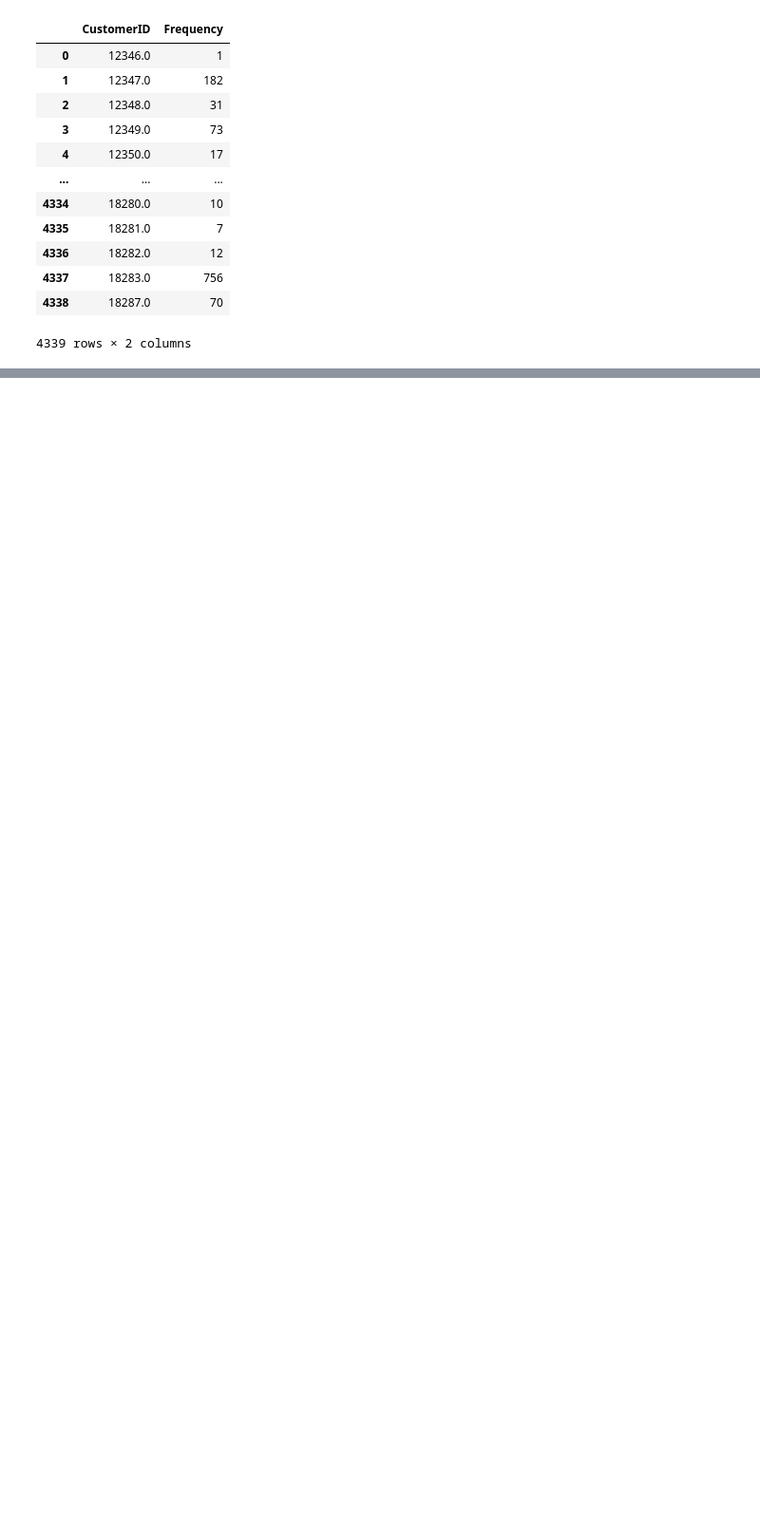
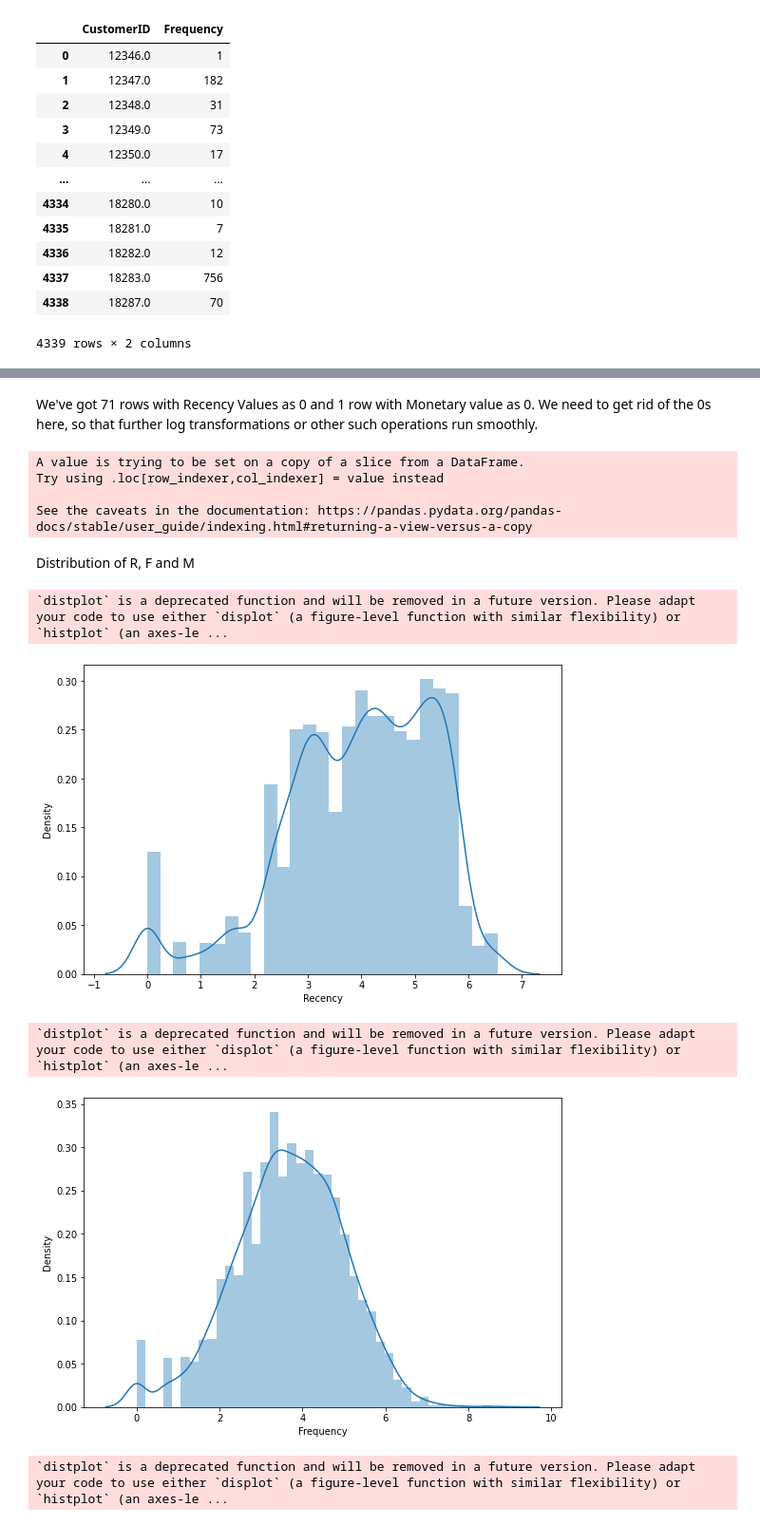
Before and after one commit to cpvivek/Onlie-Retail-Customer-Segmentation, a Jupyter notebook: Online_Retail_Customer_Segmentation__Vivek_CP_Capstone_Project.ipynb, the cells around one changed output, grey strips where cells are left out. Shown at 95% size. Cells and saved outputs as stored; diff of their text form; code cells hidden in the pictures; blank space fills up the shorter version.

```diff
--- a/Online_Retail_Customer_Segmentation__Vivek_CP_Capstone_Project.ipynb
+++ b/Online_Retail_Customer_Segmentation__Vivek_CP_Capstone_Project.ipynb
@@ -357,0 +454,5 @@ RFM_df
+# %%
+Loyalty_Level = ['Grade-1', 'Grade-2', 'Grade-3', 'Grade-4']
+Score_cuts = pd.qcut(RFM_df.RFM_score, q = 4, labels = Loyalty_Level)#
+RFM_df['Loyalty_Level'] = Score_cuts.values
+RFM_df.reset_index().head()
@@ -357,0 +474,2 @@ RFM_df
+# %%
+RFM_df.rename(columns={'Monetary Value':'Monetary'},inplace=True)
@@ -357,0 +528,30 @@ RFM_df
+# %% [markdown]
+We've got 71 rows with Recency Values as 0 and 1 row with Monetary value as 0. We need to get rid of the 0s here, so that further log transformations or other such operations run smoothly.
+# %%
+def zero_eliminator(x):
+  if x<=0:
+    x=1
+  else:
+    pass
+  return x
+# %%
+RFM_df.loc[: , 'Recency']=RFM_df.loc[:,'Recency'].apply(zero_eliminator)
+RFM_df.loc[: , 'Monetary']=RFM_df.loc[:,'Monetary'].apply(zero_eliminator)
+# %% [output]
+A value is trying to be set on a copy of a slice from a DataFrame.
+Try using .loc[row_indexer,col_indexer] = value instead
+
+See the caveats in the documentation: https://pandas.pydata.org/pandas-docs/stable/user_guide/indexing.html#returning-a-view-versus-a-copy
+# %% [markdown]
+Distribution of R, F and M
+# %%
+for col in ['Recency','Frequency','Monetary']:
+  plt.figure(figsize=(9,6))
+  sns.distplot(RFM_df[col])
+  plt.show()
+# %% [output]
+`distplot` is a deprecated function and will be removed in a future version. Please adapt your code to use either `displot` (a figure-level function with similar flexibility) or `histplot` (an axes-le ...
+[figure, added]
+`distplot` is a deprecated function and will be removed in a future version. Please adapt your code to use either `displot` (a figure-level function with similar flexibility) or `histplot` (an axes-le ...
+[figure, added]
+`distplot` is a deprecated function and will be removed in a future version. Please adapt your code to use either `displot` (a figure-level function with similar flexibility) or `histplot` (an axes-le ...
```
Also changed, not shown: parts of 47 cells of this notebook.
